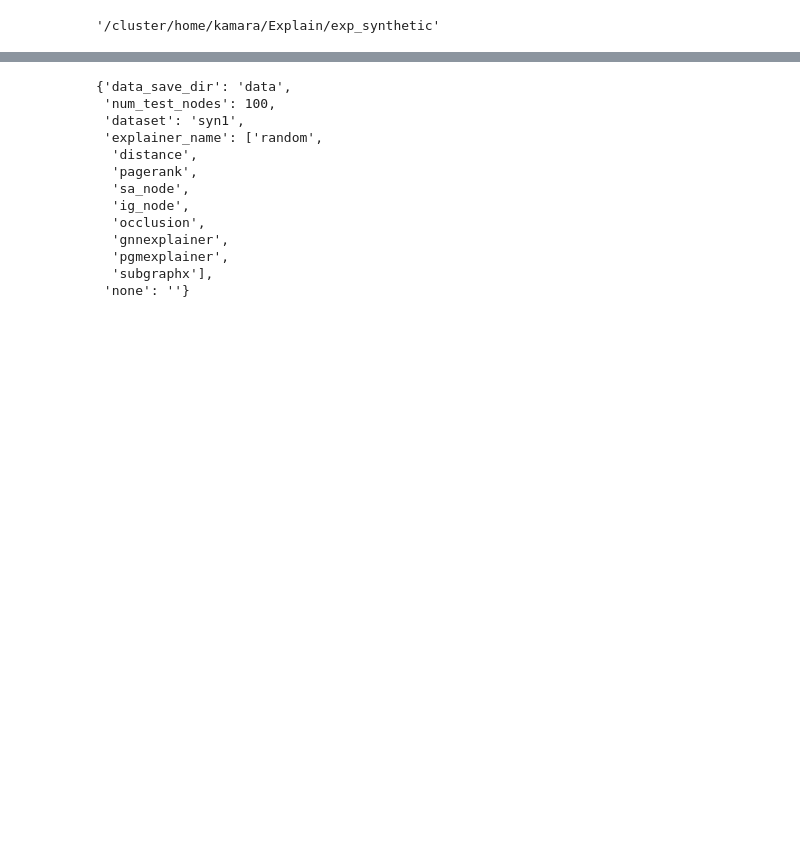
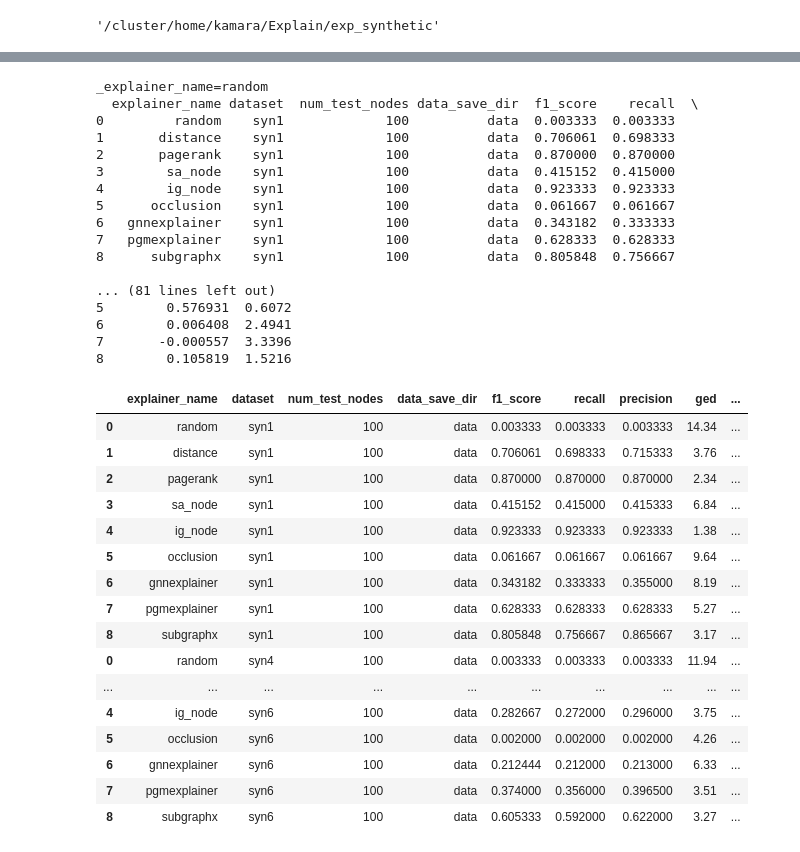
Before and after one commit to GraphFramEx/graphframex, a Jupyter notebook: exp_synthetic/Results_exp_syn.ipynb, the cells around one changed output, grey strips where cells are left out. Cells and saved outputs as stored; diff of their text form; code cells hidden in the pictures; blank space fills up the shorter version.

```diff
--- a/exp_synthetic/Results_exp_syn.ipynb
+++ b/exp_synthetic/Results_exp_syn.ipynb
@@ -141,16 +109,0 @@ _explainer_name=distance
-# %%
-ranges
-# %% [output]
-{'data_save_dir': 'data',
- 'num_test_nodes': 100,
- 'dataset': 'syn1',
- 'explainer_name': ['random',
-  'distance',
-  'pagerank',
-  'sa_node',
-  'ig_node',
-  'occlusion',
-  'gnnexplainer',
-  'pgmexplainer',
-  'subgraphx'],
- 'none': ''}
@@ -158,0 +110,59 @@ name = '{none}_explainer_name={explainer_name}'
+# %%
+Expe = ["syn1", "syn4", "syn6"]
+
+print(list(accuracy.keys())[1])
+name = '{none}_explainer_name={explainer_name}'
+
+df = pd.DataFrame()
+
+for expe in Expe:
+    logdir = f'/cluster/home/kamara/Explain/checkpoints/{expe}/logs'
+    jsonpath = f'/cluster/home/kamara/Explain/config_{expe}.json'
+    infos, accuracy, fidelity = get_info(logdir)
+    ranges = get_param_ranges(jsonpath)
+    df_infos = get_df_results(infos, ranges, name, metrics = ['time'])
+    df_acc = get_df_results(accuracy, ranges, name, metrics = ['f1_score', 'recall', 'precision', 'ged', 'auc'])
+    df_fid = get_df_results(fidelity, ranges, name, metrics = ['fidelity_acc+', 'fidelity_acc-', 'fidelity_prob+', 'fidelity_prob-'])
+
+    #scores = pd.concat([df_acc, df_fid], axis=1, join="inner")
+    scores = pd.merge(df_acc, df_fid, on=["dataset", "explainer_name", "num_test_nodes", "data_save_dir"])
+    scores = pd.merge(scores, df_infos, on=["dataset", "explainer_name", "num_test_nodes", "data_save_dir"])
+
+    print(scores)
+    df = pd.concat([df, scores], axis=0)
+df
+# %% [output]
+_explainer_name=random
+  explainer_name dataset  num_test_nodes data_save_dir  f1_score    recall  \
+0         random    syn1             100          data  0.003333  0.003333
+1       distance    syn1             100          data  0.706061  0.698333
+2       pagerank    syn1             100          data  0.870000  0.870000
+3        sa_node    syn1             100          data  0.415152  0.415000
+4        ig_node    syn1             100          data  0.923333  0.923333
+5      occlusion    syn1             100          data  0.061667  0.061667
+6   gnnexplainer    syn1             100          data  0.343182  0.333333
+7   pgmexplainer    syn1             100          data  0.628333  0.628333
+8      subgraphx    syn1             100          data  0.805848  0.756667
+
+... (81 lines left out)
+5        0.576931  0.6072
+6        0.006408  2.4941
+7       -0.000557  3.3396
+8        0.105819  1.5216
+|  | explainer_name | dataset | num_test_nodes | data_save_dir | f1_score | recall | precision | ged | ... |
+| 0 | random | syn1 | 100 | data | 0.003333 | 0.003333 | 0.003333 | 14.34 | ... |
+| 1 | distance | syn1 | 100 | data | 0.706061 | 0.698333 | 0.715333 | 3.76 | ... |
+| 2 | pagerank | syn1 | 100 | data | 0.870000 | 0.870000 | 0.870000 | 2.34 | ... |
+| 3 | sa_node | syn1 | 100 | data | 0.415152 | 0.415000 | 0.415333 | 6.84 | ... |
+| 4 | ig_node | syn1 | 100 | data | 0.923333 | 0.923333 | 0.923333 | 1.38 | ... |
+| 5 | occlusion | syn1 | 100 | data | 0.061667 | 0.061667 | 0.061667 | 9.64 | ... |
+| 6 | gnnexplainer | syn1 | 100 | data | 0.343182 | 0.333333 | 0.355000 | 8.19 | ... |
+| 7 | pgmexplainer | syn1 | 100 | data | 0.628333 | 0.628333 | 0.628333 | 5.27 | ... |
+| 8 | subgraphx | syn1 | 100 | data | 0.805848 | 0.756667 | 0.865667 | 3.17 | ... |
+| 0 | random | syn4 | 100 | data | 0.003333 | 0.003333 | 0.003333 | 11.94 | ... |
+| ... | ... | ... | ... | ... | ... | ... | ... | ... | ... |
+| 4 | ig_node | syn6 | 100 | data | 0.282667 | 0.272000 | 0.296000 | 3.75 | ... |
+| 5 | occlusion | syn6 | 100 | data | 0.002000 | 0.002000 | 0.002000 | 4.26 | ... |
+| 6 | gnnexplainer | syn6 | 100 | data | 0.212444 | 0.212000 | 0.213000 | 6.33 | ... |
+| 7 | pgmexplainer | syn6 | 100 | data | 0.374000 | 0.356000 | 0.396500 | 3.51 | ... |
+| 8 | subgraphx | syn6 | 100 | data | 0.605333 | 0.592000 | 0.622000 | 3.27 | ... |
```
Also changed, not shown: parts of 17 cells of this notebook, 18 other files.
